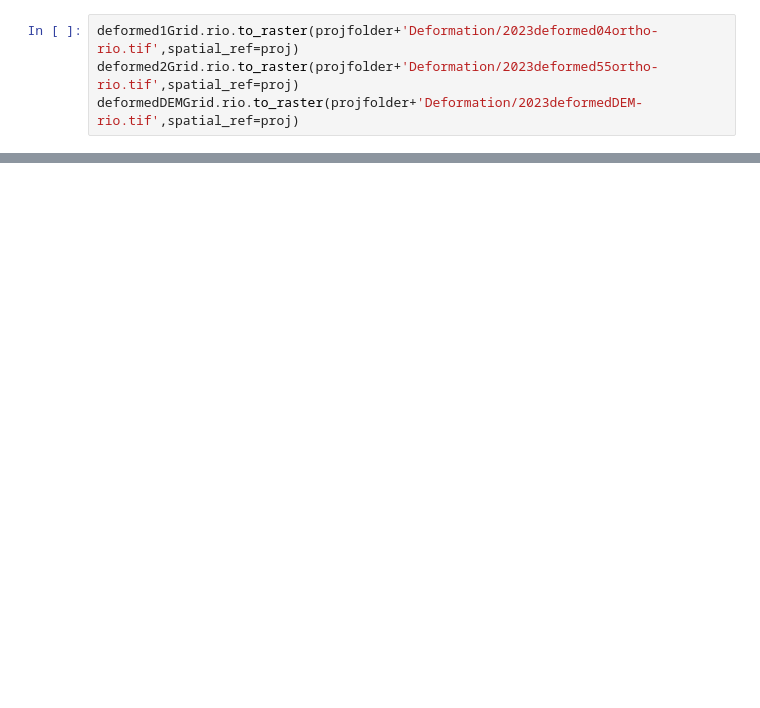
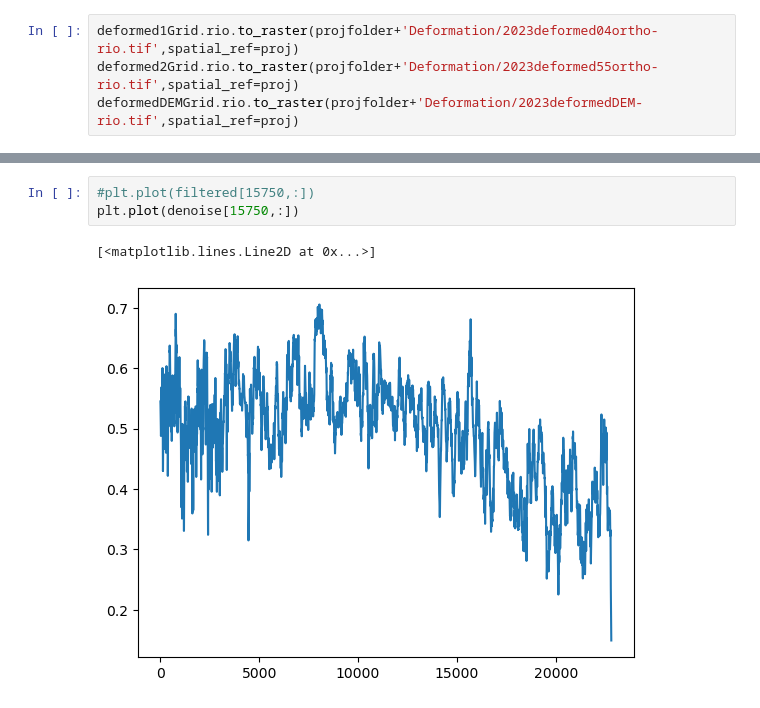
Before and after one commit to cehanagan/tdcalc, a Jupyter notebook: GarlockEastDeformation.ipynb, the cells around one changed output, grey strips where cells are left out. Cells and saved outputs as stored; diff of their text form; blank space fills up the shorter version.

```diff
--- a/GarlockEastDeformation.ipynb
+++ b/GarlockEastDeformation.ipynb
@@ -350,0 +696,6 @@ deformedDEMGrid.rio.to_raster(projfolder+'Deformation/2023deformedDEM-rio.tif',s
+# %%
+#plt.plot(filtered[15750,:])
+plt.plot(denoise[15750,:])
+# %% [output]
+[<matplotlib.lines.Line2D at 0x...>]
+[figure, added]
```
Also changed, not shown: parts of 140 cells of this notebook, 3 other files.
